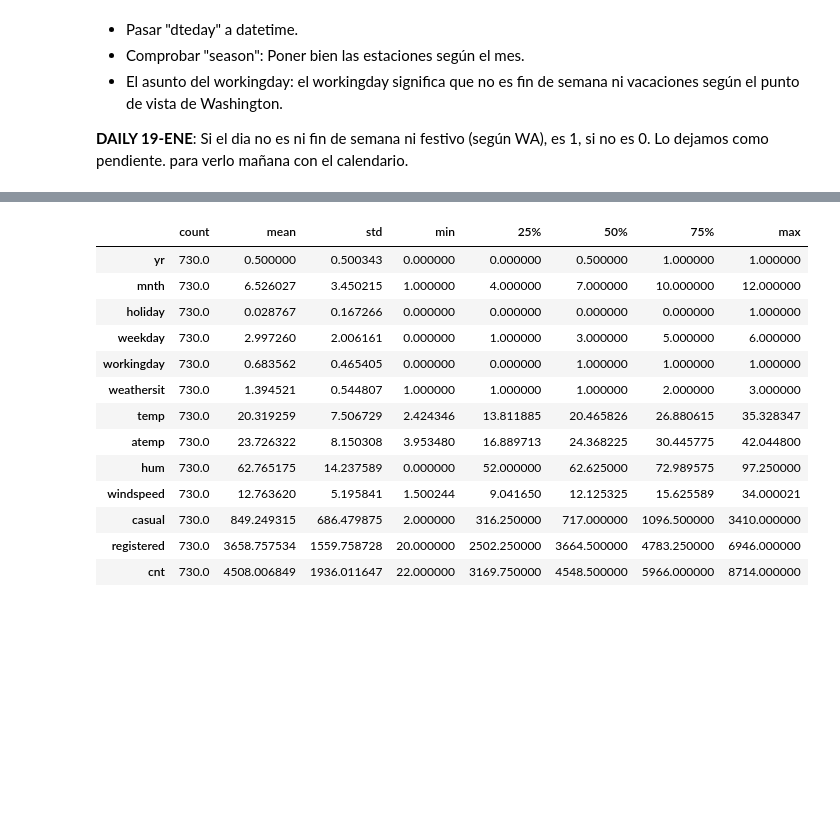
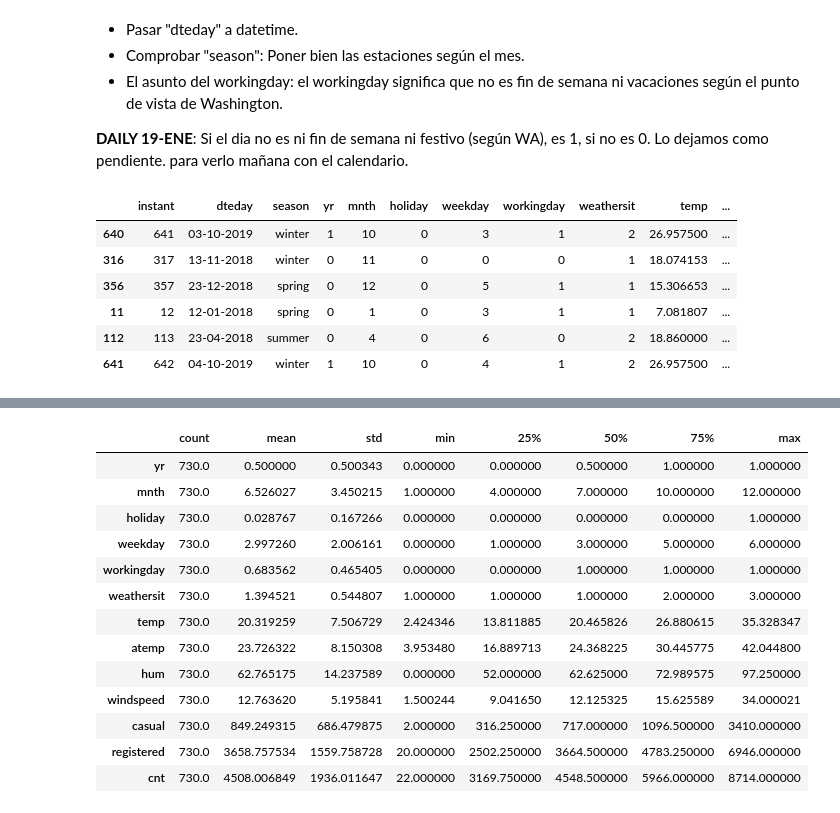
Before and after one commit to Adalab/DA-project-da-promo-c-modulo-3-team-6, a Jupyter notebook: sprint1/sprint1.ipynb, the cells around one changed output, grey strips where cells are left out. Cells and saved outputs as stored; diff of their text form; code cells hidden in the pictures; blank space fills up the shorter version.

```diff
--- a/sprint1/sprint1.ipynb
+++ b/sprint1/sprint1.ipynb
@@ -11,4 +11,14 @@ import pandas as pd
 import numpy as np
 import datetime
 # %%
-df = pd.read_csv("bikes.csv", index_col = 0)
+df = pd.read_csv("../datos/bikes.csv", index_col = 0)
+# %%
+df.sample(6)
+# %% [output]
+|  | instant | dteday | season | yr | mnth | holiday | weekday | workingday | weathersit | temp | ... |
+| 640 | 641 | 03-10-2019 | winter | 1 | 10 | 0 | 3 | 1 | 2 | 26.957500 | ... |
+| 316 | 317 | 13-11-2018 | winter | 0 | 11 | 0 | 0 | 0 | 1 | 18.074153 | ... |
+| 356 | 357 | 23-12-2018 | spring | 0 | 12 | 0 | 5 | 1 | 1 | 15.306653 | ... |
+| 11 | 12 | 12-01-2018 | spring | 0 | 1 | 0 | 3 | 1 | 1 | 7.081807 | ... |
+| 112 | 113 | 23-04-2018 | summer | 0 | 4 | 0 | 6 | 0 | 2 | 18.860000 | ... |
+| 641 | 642 | 04-10-2019 | winter | 1 | 10 | 0 | 4 | 1 | 2 | 26.957500 | ... |
```
Also changed, not shown: parts of 13 cells of this notebook.
